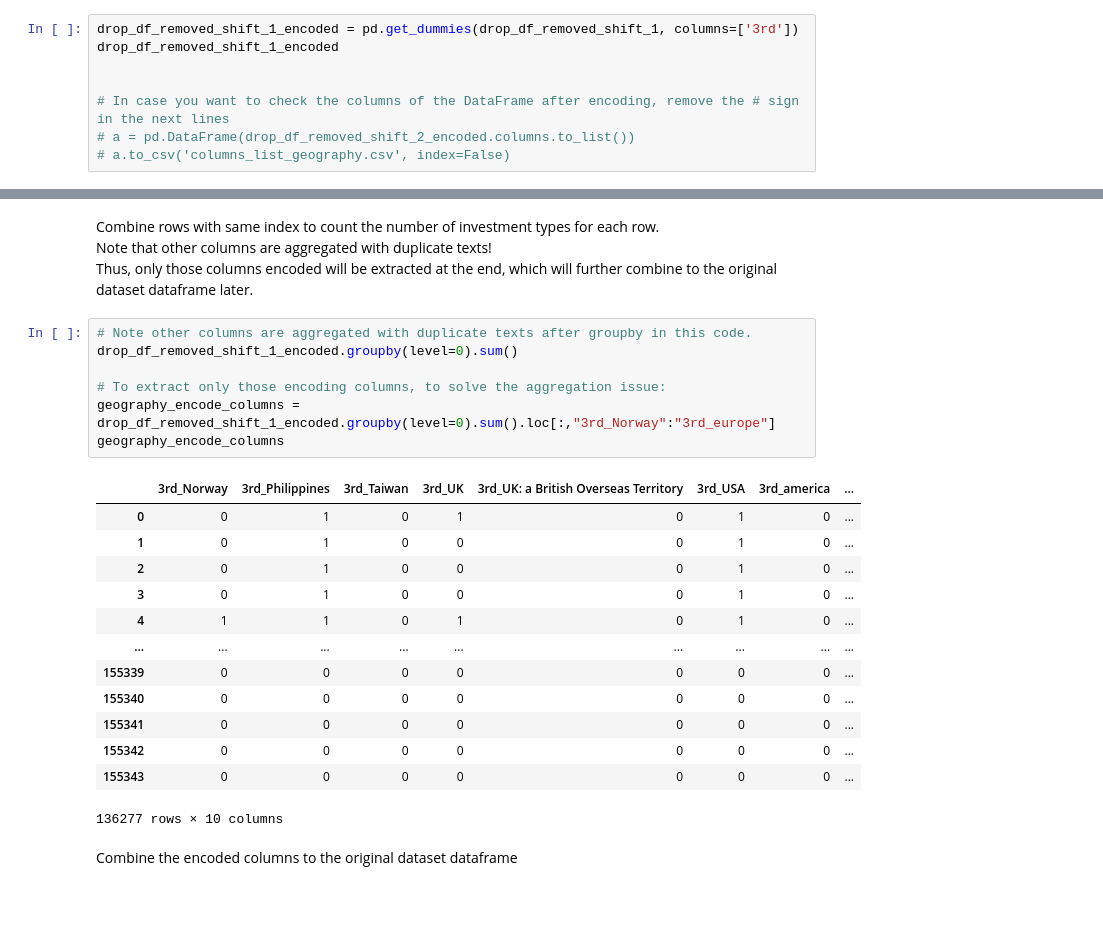
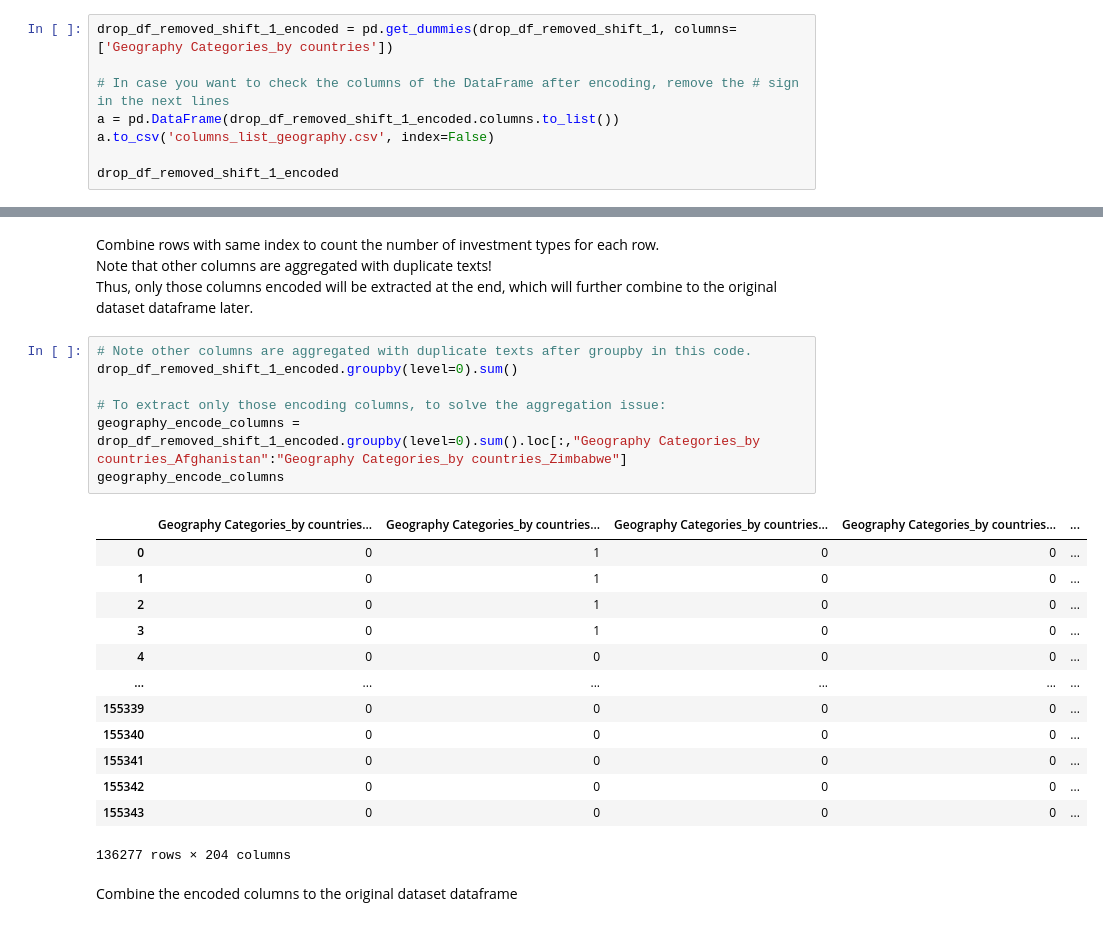
Before and after one commit to Eric-L-cloud/Capstone-Project, a Jupyter notebook: read_parquet_files (1).ipynb, the cells around one changed output, grey strips where cells are left out. Saved outputs shown, nothing was run; the diff lists cells and outputs as text.

Commit message:
Update_done tags for geography and investment type

```diff
--- a/read_parquet_files (1).ipynb
+++ b/read_parquet_files (1).ipynb
@@ -643,13 +643,13 @@ drop_df_removed_shift_1
 # %% [markdown]
 1.2 One-hot encoding for Geography Tags
 # %%
-drop_df_removed_shift_1_encoded = pd.get_dummies(drop_df_removed_shift_1, columns=['3rd'])
-drop_df_removed_shift_1_encoded
-
+drop_df_removed_shift_1_encoded = pd.get_dummies(drop_df_removed_shift_1, columns=['Geography Categories_by countries'])
 
 # In case you want to check the columns of the DataFrame after encoding, remove the # sign in the next lines
-# a = pd.DataFrame(drop_df_removed_shift_2_encoded.columns.to_list())
-# a.to_csv('columns_list_geography.csv', index=False)
+a = pd.DataFrame(drop_df_removed_shift_1_encoded.columns.to_list())
+a.to_csv('columns_list_geography.csv', index=False)
+
+drop_df_removed_shift_1_encoded
 # %% [output]
 |  | Investors | Description | Geography | Preferred Industry | Preferred Investment Type | Primary Investor Type | ... |
 | 0 | Techstars | Founded in 26, Techstars is an ac... | Africa, Americas, Asia, Canada, M... | Beverages, Computer Hardware, Edu... | Accelerator/Incubator, Early Stag... | Accelerator/Incubator | ... |
@@ -671,24 +671,24 @@ Thus, only those columns encoded will be extracted at the end, which will furthe
 # %%
 # Note other columns are aggregated with duplicate texts after groupby in this code.
 drop_df_removed_shift_1_encoded.groupby(level=0).sum()
 
 # To extract only those encoding columns, to solve the aggregation issue:
-geography_encode_columns = drop_df_removed_shift_1_encoded.groupby(level=0).sum().loc[:,"3rd_Norway":"3rd_europe"]
+geography_encode_columns = drop_df_removed_shift_1_encoded.groupby(level=0).sum().loc[:,"Geography Categories_by countries_Afghanistan":"Geography Categories_by countries_Zimbabwe"]
 geography_encode_columns
 # %% [output]
-|  | 3rd_Norway | 3rd_Philippines | 3rd_Taiwan | 3rd_UK | 3rd_UK: a British Overseas Territory | 3rd_USA | 3rd_america | ... |
-| 0 | 0 | 1 | 0 | 1 | 0 | 1 | 0 | ... |
-| 1 | 0 | 1 | 0 | 0 | 0 | 1 | 0 | ... |
-| 2 | 0 | 1 | 0 | 0 | 0 | 1 | 0 | ... |
-| 3 | 0 | 1 | 0 | 0 | 0 | 1 | 0 | ... |
-| 4 | 1 | 1 | 0 | 1 | 0 | 1 | 0 | ... |
-| ... | ... | ... | ... | ... | ... | ... | ... | ... |
-| 155339 | 0 | 0 | 0 | 0 | 0 | 0 | 0 | ... |
-| 155340 | 0 | 0 | 0 | 0 | 0 | 0 | 0 | ... |
-| 155341 | 0 | 0 | 0 | 0 | 0 | 0 | 0 | ... |
-| 155342 | 0 | 0 | 0 | 0 | 0 | 0 | 0 | ... |
-| 155343 | 0 | 0 | 0 | 0 | 0 | 0 | 0 | ... |
+|  | Geography Categories_by countries... | Geography Categories_by countries... | Geography Categories_by countries... | Geography Categories_by countries... | ... |
+| 0 | 0 | 1 | 0 | 0 | ... |
+| 1 | 0 | 1 | 0 | 0 | ... |
+| 2 | 0 | 1 | 0 | 0 | ... |
+| 3 | 0 | 1 | 0 | 0 | ... |
+| 4 | 0 | 0 | 0 | 0 | ... |
+| ... | ... | ... | ... | ... | ... |
+| 155339 | 0 | 0 | 0 | 0 | ... |
+| 155340 | 0 | 0 | 0 | 0 | ... |
+| 155341 | 0 | 0 | 0 | 0 | ... |
+| 155342 | 0 | 0 | 0 | 0 | ... |
+| 155343 | 0 | 0 | 0 | 0 | ... |
-136277 rows × 10 columns
+136277 rows × 204 columns
 # %% [markdown]
 Combine the encoded columns to the original dataset dataframe
 # %%
```
Also changed, not shown: parts of 10 cells of this notebook, 2 other files.
